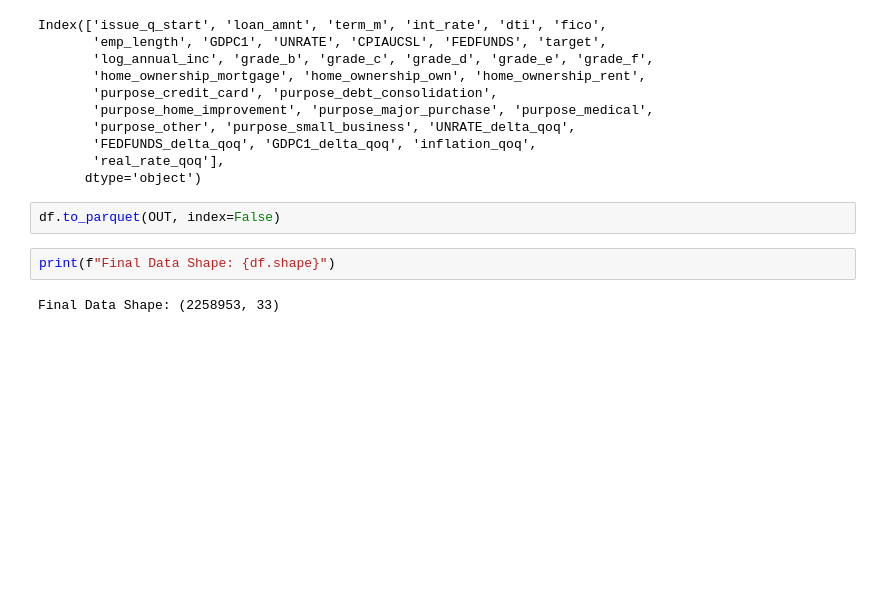
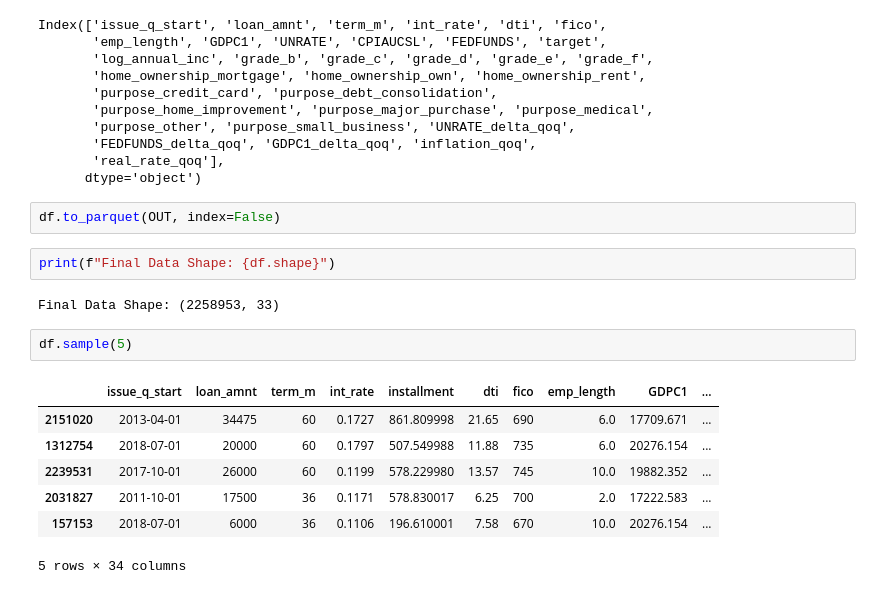
Before and after one commit to BinodTandan/Banking_Stress_Testing, a Jupyter notebook: notebooks/02_feature_engineering.ipynb, the cells around one changed output. Drawn from its saved outputs; the diff is of its cells as text; blank space fills up the shorter version.

Commit message:
Look for sample of final data

```diff
--- a/notebooks/02_feature_engineering.ipynb
+++ b/notebooks/02_feature_engineering.ipynb
@@ -317,3 +317,13 @@ df.to_parquet(OUT, index=False)
 print(f"Final Data Shape: {df.shape}")
 # %% [output]
 Final Data Shape: (2258953, 33)
+# %%
+df.sample(5)
+# %% [output]
+|  | issue_q_start | loan_amnt | term_m | int_rate | installment | dti | fico | emp_length | GDPC1 | ... |
+| 2151020 | 2013-04-01 | 34475 | 60 | 0.1727 | 861.809998 | 21.65 | 690 | 6.0 | 17709.671 | ... |
+| 1312754 | 2018-07-01 | 20000 | 60 | 0.1797 | 507.549988 | 11.88 | 735 | 6.0 | 20276.154 | ... |
+| 2239531 | 2017-10-01 | 26000 | 60 | 0.1199 | 578.229980 | 13.57 | 745 | 10.0 | 19882.352 | ... |
+| 2031827 | 2011-10-01 | 17500 | 36 | 0.1171 | 578.830017 | 6.25 | 700 | 2.0 | 17222.583 | ... |
+| 157153 | 2018-07-01 | 6000 | 36 | 0.1106 | 196.610001 | 7.58 | 670 | 10.0 | 20276.154 | ... |
+5 rows × 34 columns
```
